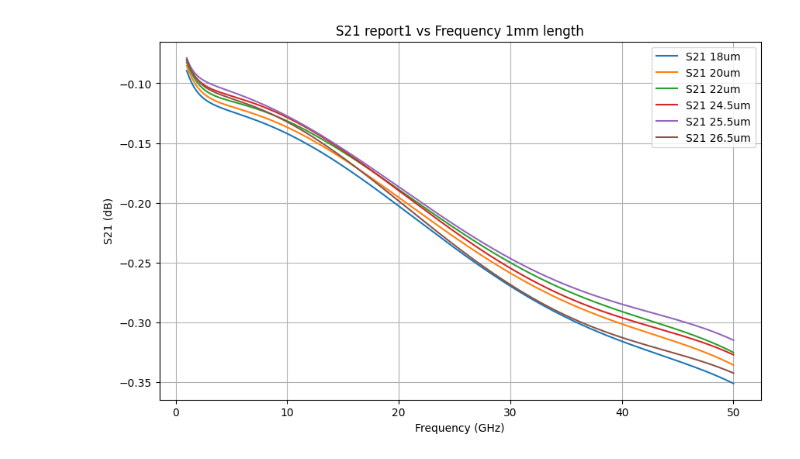
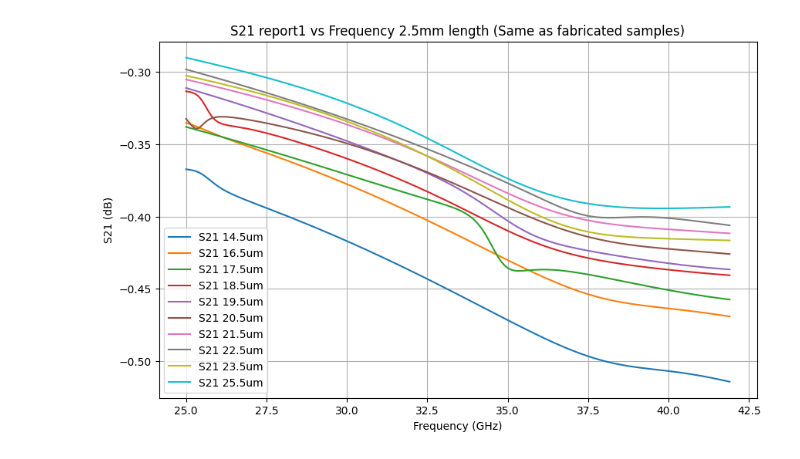
Before and after one commit to hrithik254/HFSS-layouts, a Jupyter notebook: Reports/Report1/graphs.ipynb, the cells around one changed output. Drawn from its saved outputs; the diff is of its cells as text; code cells hidden in the pictures.

```diff
--- a/Reports/Report1/graphs.ipynb
+++ b/Reports/Report1/graphs.ipynb
@@ -3,0 +5,3 @@ import matplotlib.pyplot as plt
+# %%
+min_freq = 25 #ghz
+max_freq = 42 #ghz
@@ -5,15 +68,17 @@ import matplotlib.pyplot as plt
 filename = 'Terminal S11 Parameter Plot1.csv'
 fields = []  # Column names
 rows = []    # Data rows
-freq = []
-S11_18um = []
-S11_19um = []
-S11_20um = []
-S11_22um = []
+freqS11 = []
+S11_14_5um = []
+S11_16_5um = []
+S11_17_5um = []
+S11_18_5um = []
+S11_19_5um = []
+S11_20_5um = []
+S11_21_5um = []
+S11_22_5um = []
 S11_23_5um = []
-S11_24_5um = []
 S11_25_5um = []
-S11_26_5um = []
 with open(filename, 'r') as csvfile:
     csvreader = csv.reader(csvfile)  # Reader object
 
@@ -50,44 +160,56 @@ for r in rows:
 # %%
 filename = 'Terminal S21 Parameter Plot2.csv'
 fields = []  # Column names
 rows = []    # Data rows
-freq = []
-S21_18um = []
-S21_19um = []
-S21_20um = []
-S21_22um = []
+freqS21=[]
+S21_14_5um = []
+S21_16_5um = []
+S21_17_5um = []
+S21_18_5um = []
+S21_19_5um = []
+S21_20_5um = []
+S21_21_5um = []
+S21_22_5um = []
 S21_23_5um = []
-S21_24_5um = []
 S21_25_5um = []
-S21_26_5um = []
 with open(filename, 'r') as csvfile:
     csvreader = csv.reader(csvfile)  # Reader object
 
     fields = next(csvreader)  # Read header
     for row in csvreader:     # Read rows
         rows.append(row)
 for r in rows:
-    freq.append(float(r[0]))
-    S21_18um.append(float(r[1]))
-    S21_19um.append(float(r[2]))
-    S21_20um.append(float(r[3]))
-    S21_22um.append(float(r[4]))
-    S21_23_5um.append(float(r[5]))
-    S21_24_5um.append(float(r[6]))
-    S21_25_5um.append(float(r[7]))
-    S21_26_5um.append(float(r[8]))
+    freqS21.append(float(r[0]))
+    S21_14_5um.append(float(r[1]))
+    S21_16_5um.append(float(r[2]))
+    S21_17_5um.append(float(r[3]))
+    S21_18_5um.append(float(r[4]))
+    S21_19_5um.append(float(r[5]))
+    S21_20_5um.append(float(r[6]))
+    S21_21_5um.append(float(r[7]))
+    S21_22_5um.append(float(r[8]))
+    S21_23_5um.append(float(r[9]))
+    S21_25_5um.append(float(r[10]))
+
+min_freq_index = freqS21.index(min(filter(lambda f: f >= min_freq, freqS21)))
+max_freq_index = freqS21.index(max(filter(lambda f: f <= max_freq, freqS21)))
+
 plt.figure(figsize=(10, 6))
-plt.plot(freq, S21_18um, label="S21 18um")
-plt.plot(freq, S21_20um, label="S21 20um")
-plt.plot(freq, S21_22um, label="S21 22um")
-plt.plot(freq, S21_24_5um, label="S21 24.5um")
-plt.plot(freq, S21_25_5um, label="S21 25.5um")
-plt.plot(freq, S21_26_5um, label="S21 26.5um")
+plt.plot(freqS21[min_freq_index:max_freq_index], S21_14_5um[min_freq_index:max_freq_index], label="S21 14.5um")
+plt.plot(freqS21[min_freq_index:max_freq_index], S21_16_5um[min_freq_index:max_freq_index], label="S21 16.5um")
+plt.plot(freqS21[min_freq_index:max_freq_index], S21_17_5um[min_freq_index:max_freq_index], label="S21 17.5um")
+plt.plot(freqS21[min_freq_index:max_freq_index], S21_18_5um[min_freq_index:max_freq_index], label="S21 18.5um")
+plt.plot(freqS21[min_freq_index:max_freq_index], S21_19_5um[min_freq_index:max_freq_index], label="S21 19.5um")
+plt.plot(freqS21[min_freq_index:max_freq_index], S21_20_5um[min_freq_index:max_freq_index], label="S21 20.5um")
+plt.plot(freqS21[min_freq_index:max_freq_index], S21_21_5um[min_freq_index:max_freq_index], label="S21 21.5um")
+plt.plot(freqS21[min_freq_index:max_freq_index], S21_22_5um[min_freq_index:max_freq_index], label="S21 22.5um")
+plt.plot(freqS21[min_freq_index:max_freq_index], S21_23_5um[min_freq_index:max_freq_index], label="S21 23.5um")
+plt.plot(freqS21[min_freq_index:max_freq_index], S21_25_5um[min_freq_index:max_freq_index], label="S21 25.5um")
 plt.xlabel("Frequency (GHz)")
 plt.ylabel("S21 (dB)")
-plt.title("S21 report1 vs Frequency 1mm length")
+plt.title("S21 report1 vs Frequency 2.5mm length (Same as fabricated samples)")
 plt.legend()
 plt.grid(True)
 plt.show()
 # %% [output]
-[figure, old version]
+[figure, new version]
```
Also changed, not shown: parts of 10 cells of this notebook, 13 other files.
